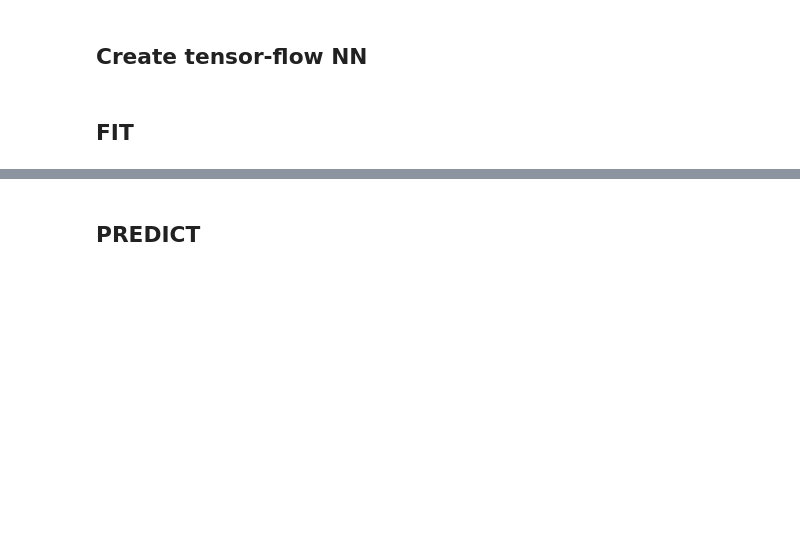
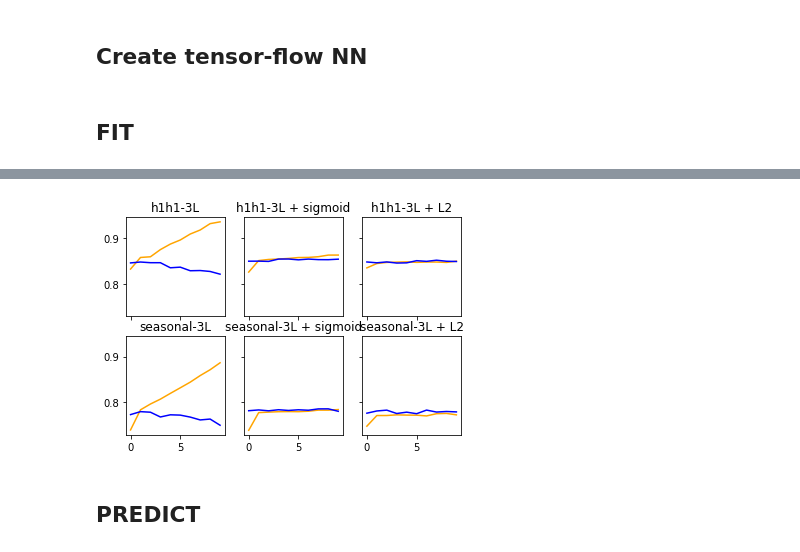
Before and after one commit to ggrotewold/FluShot, a Jupyter notebook: FluShot_TF.ipynb, the cells around one changed output, grey strips where cells are left out. Saved outputs shown, nothing was run; the diff lists cells and outputs as text; code cells hidden in the pictures; blank space fills up the shorter version.

```diff
--- a/FluShot_TF.ipynb
+++ b/FluShot_TF.ipynb
@@ -198,3 +225,72 @@ seasonal_accuracy: -0.04318815758847294
+# %%
+import matplotlib.pyplot as plt
+
+def model_(activation_value='relu', kernel_regularizer_value=None, optimizer_value='adam', loss_value='mean_squared_error'):
+  model = keras.models.Sequential([
+        keras.layers.Dense(110, activation=activation_value, name='input_layer', kernel_regularizer=kernel_regularizer_value),
+        keras.layers.Dense(70,  activation=activation_value, name='hidden_layer1', kernel_regularizer=kernel_regularizer_value),
+        keras.layers.Dense(70,  activation=activation_value, name='hidden_layer2', kernel_regularizer=kernel_regularizer_value),
+        keras.layers.Dense(70,  activation=activation_value, name='hidden_layer3', kernel_regularizer=kernel_regularizer_value),
+        keras.layers.Dense(1,   activation=activation_value, name='output_layer')
+      ])
+  model.compile(optimizer=optimizer_value, loss=loss_value, metrics=['accuracy'])
+  return model
+
+
+
+fig, axs = plt.subplots(2, 3, sharex=True, sharey=True, squeeze = False, subplot_kw=None, gridspec_kw=None)
+
+axs[0,0].set_title('h1h1-3L')
+# create model
+model=model_()
+# fit model
+history = model.fit(X_train, Y_train_h1n1, epochs=10, validation_data=(X_test, Y_test_h1n1), verbose=0)
+axs[0,0].plot(history.history['accuracy'], label='accuracy', color='orange')
+axs[0,0].plot(history.history['val_accuracy'], label='val_accuracy', color='b')
+
+axs[0,1].set_title('h1h1-3L + sigmoid')
+# create model
+model=model_(activation_value='sigmoid', kernel_regularizer_value=None, optimizer_value='adam', loss_value='mean_squared_error')
+# fit model
+history = model.fit(X_train, Y_train_h1n1, epochs=10, validation_data=(X_test, Y_test_h1n1), verbose=0)
+axs[0,1].plot(history.history['accuracy'], label='accuracy', color='orange')
+axs[0,1].plot(history.history['val_accuracy'], label='val_accuracy', color='b')
+
+axs[0,2].set_title('h1h1-3L + L2')
+# create model
+model=model_(kernel_regularizer_value='l2')
+# fit model
+history = model.fit(X_train, Y_train_h1n1, epochs=10, validation_data=(X_test, Y_test_h1n1), verbose=0)
+axs[0,2].plot(history.history['accuracy'], label='accuracy', color='orange')
+axs[0,2].plot(history.history['val_accuracy'], label='val_accuracy', color='b')
+
+axs[1,0].set_title('seasonal-3L')
+# create model
+model=model_()
+# fit model
+history = model.fit(X_train, Y_train_seasonal, epochs=10, validation_data=(X_test, Y_test_seasonal), verbose=0)
+axs[1,0].plot(history.history['accuracy'], label='accuracy', color='orange')
+axs[1,0].plot(history.history['val_accuracy'], label='val_accuracy', color='b')
+
+axs[1,1].set_title('seasonal-3L + sigmoid')
+# create model
+model=model_(activation_value='sigmoid')
+# fit model
+history = model.fit(X_train, Y_train_seasonal, epochs=10, validation_data=(X_test, Y_test_seasonal), verbose=0)
+axs[1,1].plot(history.history['accuracy'], label='accuracy', color='orange')
+axs[1,1].plot(history.history['val_accuracy'], label='val_accuracy', color='b')
+
+axs[1,2].set_title('seasonal-3L + L2')
+# create model
+model=model_(kernel_regularizer_value='l2')
+# fit model
+history = model.fit(X_train, Y_train_seasonal, epochs=10, validation_data=(X_test, Y_test_seasonal), verbose=0)
+axs[1,2].plot(history.history['accuracy'], label='accuracy', color='orange')
+axs[1,2].plot(history.history['val_accuracy'], label='val_accuracy', color='b')
+
+plt.show()
+# %% [output]
+[figure, added]
 # %% [markdown]
 ## PREDICT
 # %%
```
Also changed, not shown: parts of 8 cells of this notebook.
